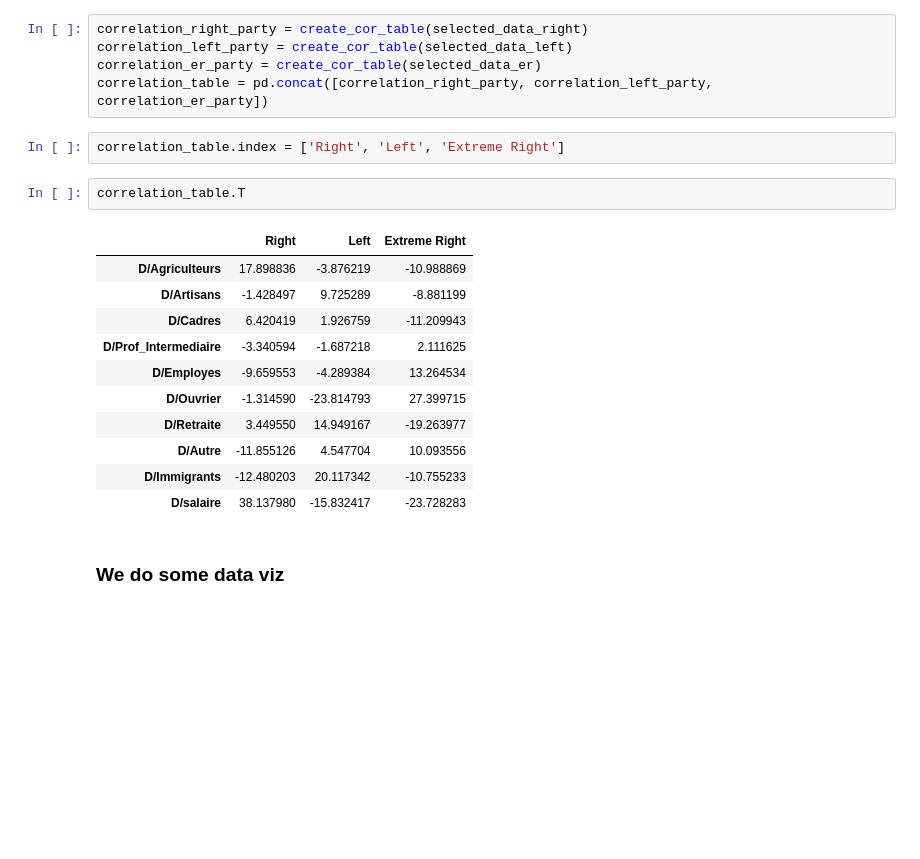
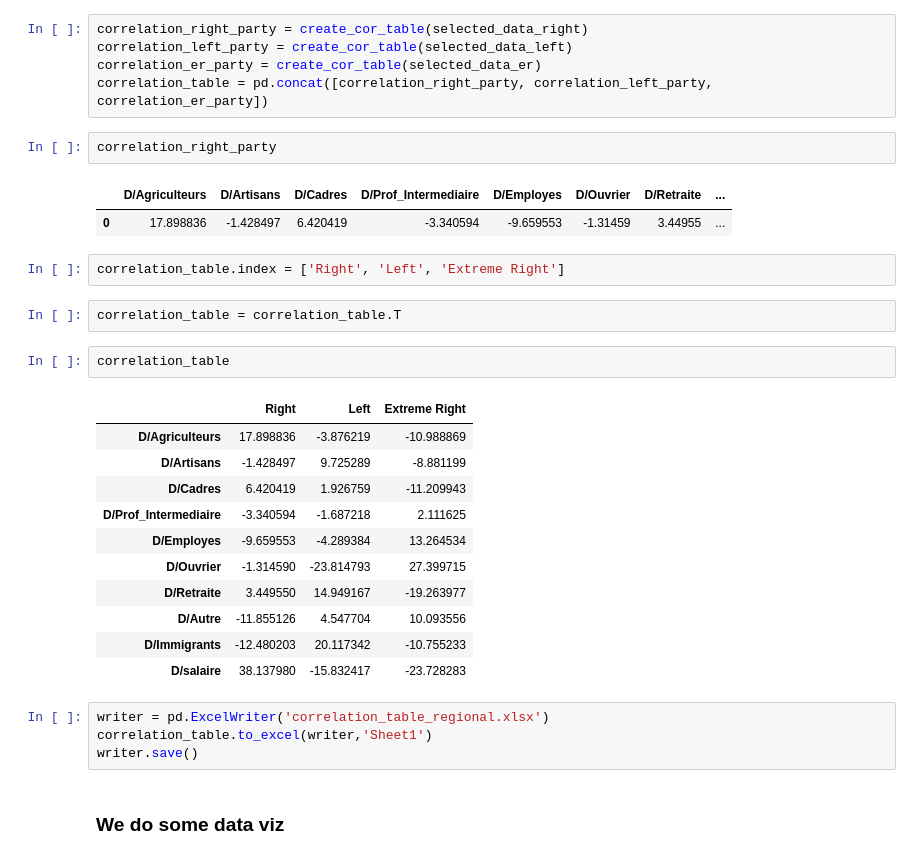
Before and after one commit to du-phan/Electoral-Analysis, a Jupyter notebook: data_analysis.ipynb, the cells around one changed output. Saved outputs shown, nothing was run; the diff lists cells and outputs as text; blank space fills up the shorter version.

Commit message:
export correlation_table

```diff
--- a/data_analysis.ipynb
+++ b/data_analysis.ipynb
@@ -94,22 +94,33 @@ correlation_right_party = create_cor_table(selected_data_right)
 correlation_left_party = create_cor_table(selected_data_left)
 correlation_er_party = create_cor_table(selected_data_er)
 correlation_table = pd.concat([correlation_right_party, correlation_left_party, correlation_er_party])
+# %%
+correlation_right_party
+# %% [output]
+|  | D/Agriculteurs | D/Artisans | D/Cadres | D/Prof_Intermediaire | D/Employes | D/Ouvrier | D/Retraite | ... |
+| 0 | 17.898836 | -1.428497 | 6.420419 | -3.340594 | -9.659553 | -1.31459 | 3.44955 | ... |
 # %%
 correlation_table.index = ['Right', 'Left', 'Extreme Right']
 # %%
-correlation_table.T
+correlation_table = correlation_table.T
-# %% [output]
-|  | Right | Left | Extreme Right |
-| D/Agriculteurs | 17.898836 | -3.876219 | -10.988869 |
-| D/Artisans | -1.428497 | 9.725289 | -8.881199 |
-| D/Cadres | 6.420419 | 1.926759 | -11.209943 |
-| D/Prof_Intermediaire | -3.340594 | -1.687218 | 2.111625 |
-| D/Employes | -9.659553 | -4.289384 | 13.264534 |
-| D/Ouvrier | -1.314590 | -23.814793 | 27.399715 |
-| D/Retraite | 3.449550 | 14.949167 | -19.263977 |
-| D/Autre | -11.855126 | 4.547704 | 10.093556 |
-| D/Immigrants | -12.480203 | 20.117342 | -10.755233 |
-| D/salaire | 38.137980 | -15.832417 | -23.728283 |
+# %%
+correlation_table
+# %% [output]
+|  | Right | Left | Extreme Right |
+| D/Agriculteurs | 17.898836 | -3.876219 | -10.988869 |
+| D/Artisans | -1.428497 | 9.725289 | -8.881199 |
+| D/Cadres | 6.420419 | 1.926759 | -11.209943 |
+| D/Prof_Intermediaire | -3.340594 | -1.687218 | 2.111625 |
+| D/Employes | -9.659553 | -4.289384 | 13.264534 |
+| D/Ouvrier | -1.314590 | -23.814793 | 27.399715 |
+| D/Retraite | 3.449550 | 14.949167 | -19.263977 |
+| D/Autre | -11.855126 | 4.547704 | 10.093556 |
+| D/Immigrants | -12.480203 | 20.117342 | -10.755233 |
+| D/salaire | 38.137980 | -15.832417 | -23.728283 |
+# %%
+writer = pd.ExcelWriter('correlation_table_regional.xlsx')
+correlation_table.to_excel(writer,'Sheet1')
+writer.save()
 # %% [markdown]
 ### We do some data viz
 # %%
```
